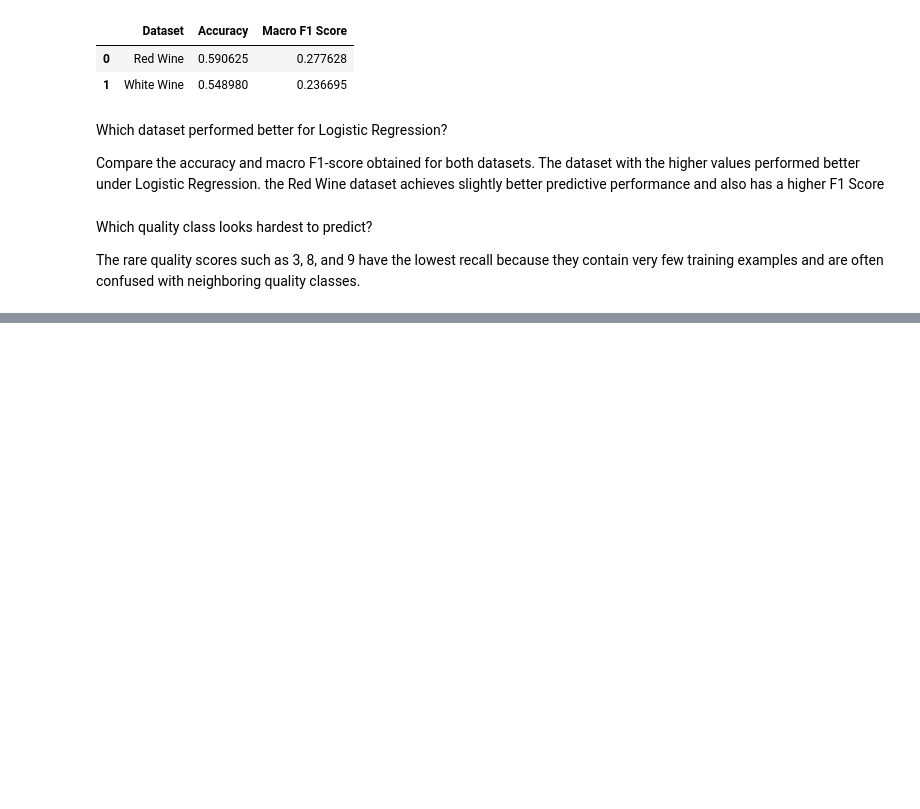
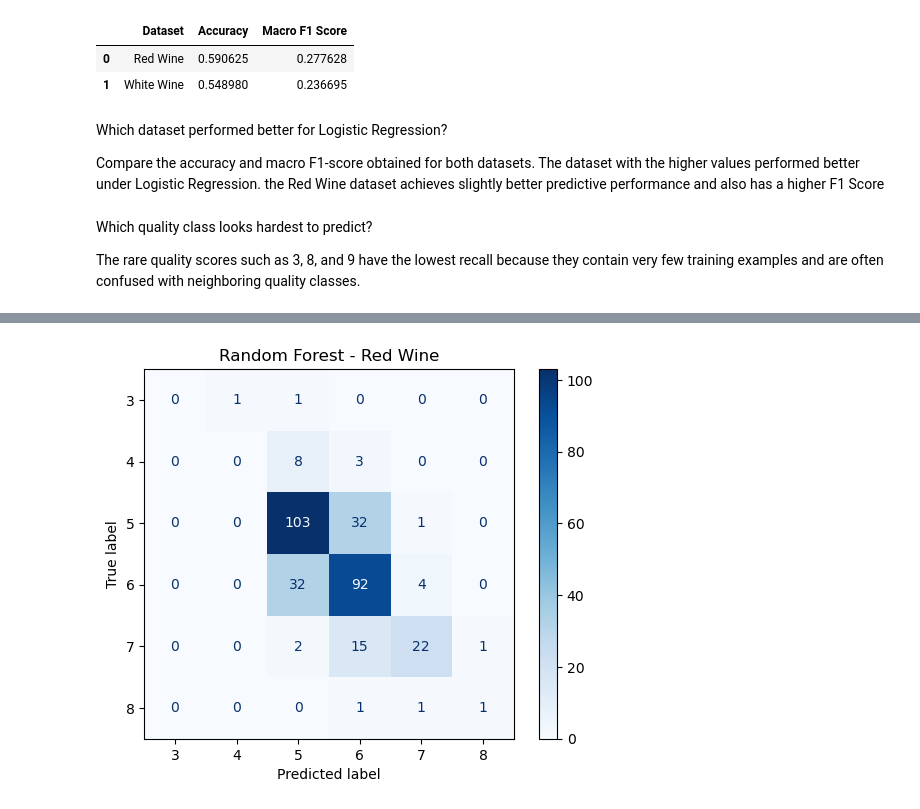
Before and after one commit to madhurmd/Wine_Quality_Comparative_Study, a Jupyter notebook: Wine_Quality_Comparative_Study_Madhur_Modi_Batch_3.ipynb, the cells around one changed output, grey strips where cells are left out. Cells and saved outputs as stored; diff of their text form; code cells hidden in the pictures; blank space fills up the shorter version.

```diff
--- a/Wine_Quality_Comparative_Study_Madhur_Modi_Batch_3.ipynb
+++ b/Wine_Quality_Comparative_Study_Madhur_Modi_Batch_3.ipynb
@@ -460,0 +473,9 @@ The rare quality scores such as 3, 8, and 9 have the lowest recall because they
+# %%
+rf_red = RandomForestClassifier(
+    n_estimators=300,
+    random_state=42
+)
+
+rf_red.fit(X_train_red, y_train_red)
+
+rf_red_pred = rf_red.predict(X_test_red)
@@ -460,0 +510,13 @@ The rare quality scores such as 3, 8, and 9 have the lowest recall because they
+# %%
+cm = confusion_matrix(y_test_red, rf_red_pred)
+
+disp = ConfusionMatrixDisplay(
+    confusion_matrix=cm,
+    display_labels=sorted(y_red.unique())
+)
+
+disp.plot(cmap="Blues")
+plt.title("Random Forest - Red Wine")
+plt.show()
+# %% [output]
+[figure, added]
```
Also changed, not shown: parts of 11 cells of this notebook.
